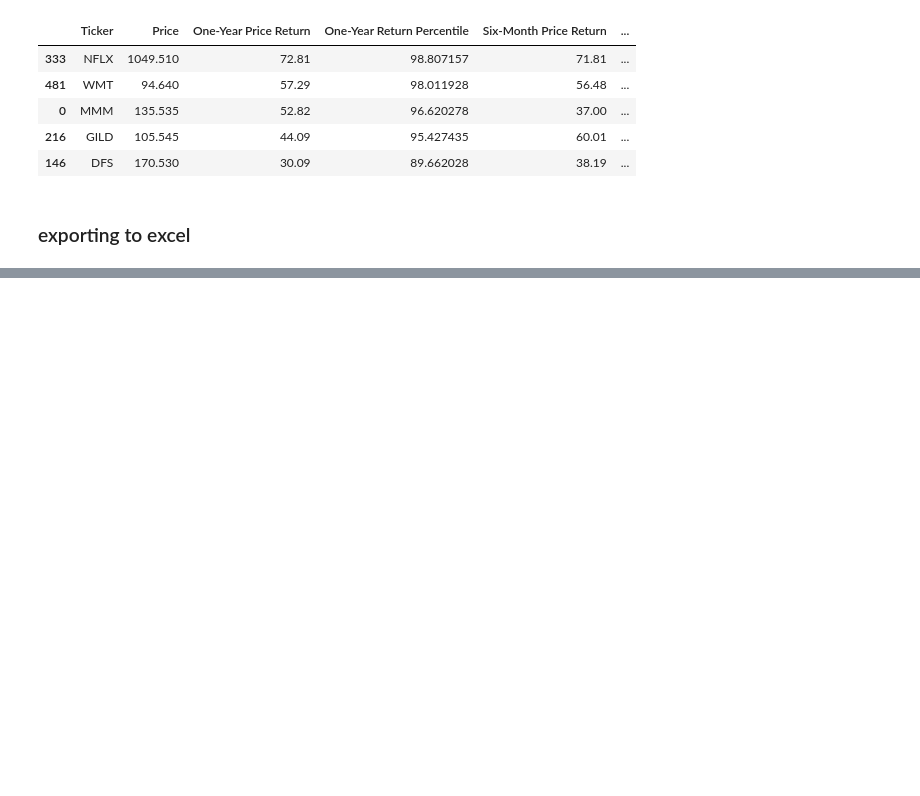
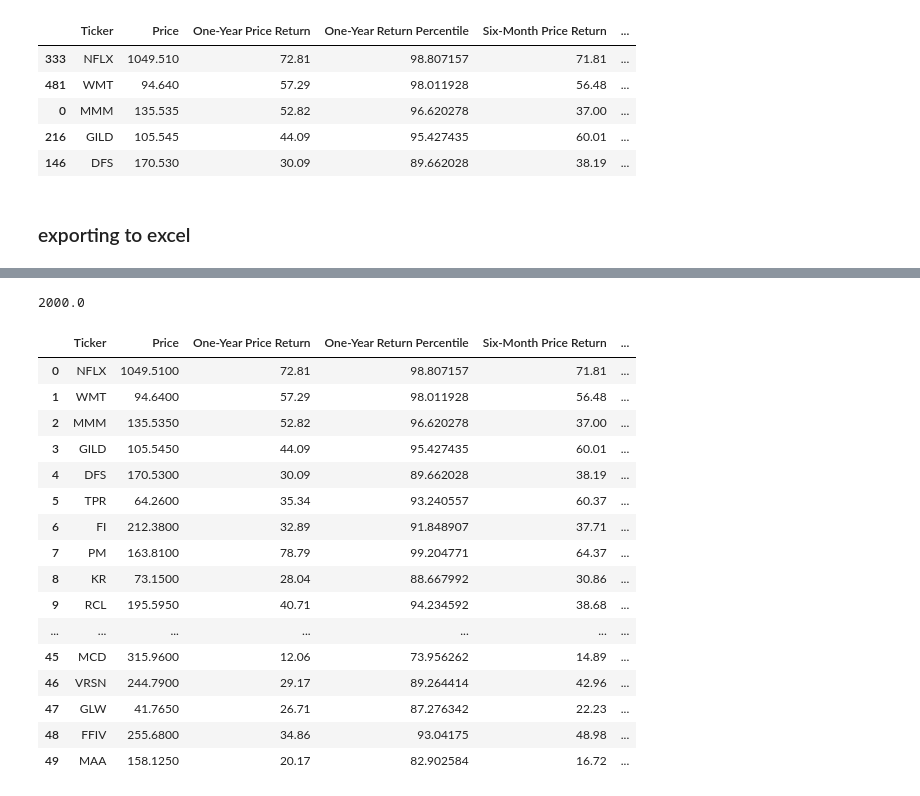
Before and after one commit to JoseMelvin-Calleja/Quantitative-Momentuem-Investing-Strategy, a Jupyter notebook: main.ipynb, the cells around one changed output, grey strips where cells are left out. Cells and saved outputs as stored; diff of their text form; code cells hidden in the pictures; blank space fills up the shorter version.

```diff
--- a/main.ipynb
+++ b/main.ipynb
@@ -483,0 +488,4 @@ writer1.close()
+# %%
+hqm_top_50 = hqm_df.copy()
+hqm_top_50 = hqm_top_50.head(50)
+hqm_top_50.info()
@@ -483,0 +511,27 @@ writer1.close()
+# %%
+position_size = float(portfolio_size) / len(hqm_top_50.index)
+position_size
+# %% [output]
+2000.0
+# %%
+hqm_top_50.reset_index(inplace=True)
+hqm_top_50.drop('index', axis = 1, inplace=True)
+hqm_top_50
+# %% [output]
+|  | Ticker | Price | One-Year Price Return | One-Year Return Percentile | Six-Month Price Return | ... |
+| 0 | NFLX | 1049.5100 | 72.81 | 98.807157 | 71.81 | ... |
+| 1 | WMT | 94.6400 | 57.29 | 98.011928 | 56.48 | ... |
+| 2 | MMM | 135.5350 | 52.82 | 96.620278 | 37.00 | ... |
+| 3 | GILD | 105.5450 | 44.09 | 95.427435 | 60.01 | ... |
+| 4 | DFS | 170.5300 | 30.09 | 89.662028 | 38.19 | ... |
+| 5 | TPR | 64.2600 | 35.34 | 93.240557 | 60.37 | ... |
+| 6 | FI | 212.3800 | 32.89 | 91.848907 | 37.71 | ... |
+| 7 | PM | 163.8100 | 78.79 | 99.204771 | 64.37 | ... |
+| 8 | KR | 73.1500 | 28.04 | 88.667992 | 30.86 | ... |
+| 9 | RCL | 195.5950 | 40.71 | 94.234592 | 38.68 | ... |
+| ... | ... | ... | ... | ... | ... | ... |
+| 45 | MCD | 315.9600 | 12.06 | 73.956262 | 14.89 | ... |
+| 46 | VRSN | 244.7900 | 29.17 | 89.264414 | 42.96 | ... |
+| 47 | GLW | 41.7650 | 26.71 | 87.276342 | 22.23 | ... |
+| 48 | FFIV | 255.6800 | 34.86 | 93.04175 | 48.98 | ... |
+| 49 | MAA | 158.1250 | 20.17 | 82.902584 | 16.72 | ... |
```
Also changed, not shown: parts of 13 cells of this notebook, 1 other file.
